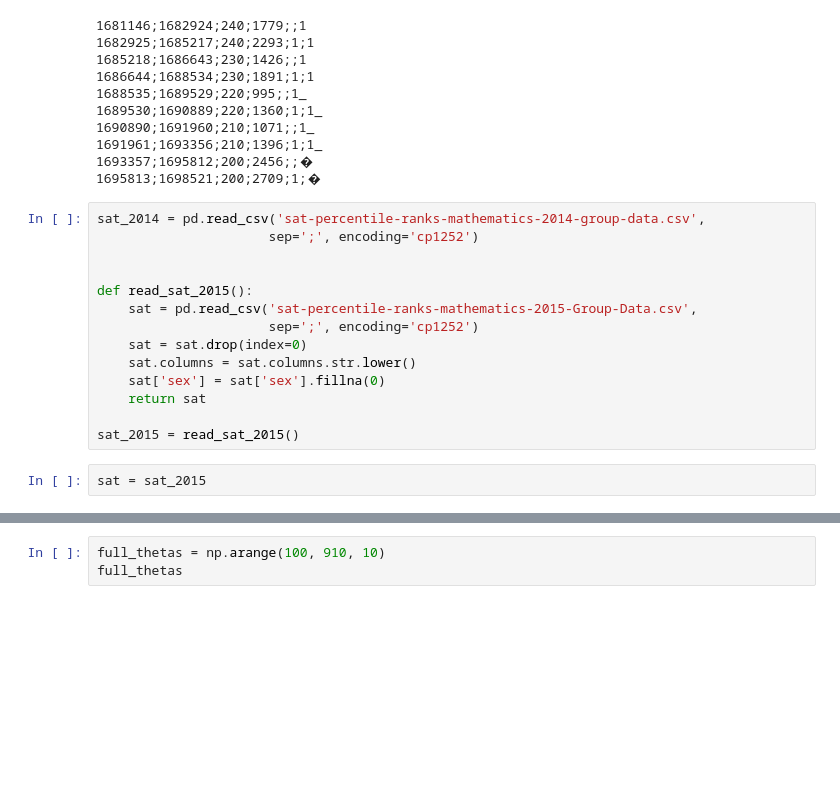
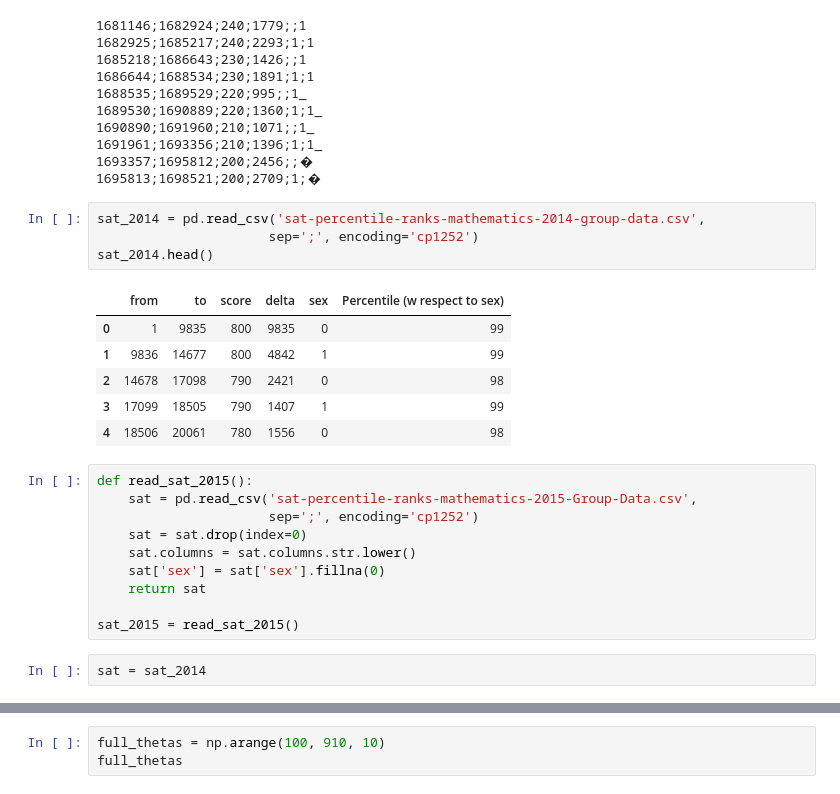
Before and after one commit to AllenDowney/SelectionSAT, a Jupyter notebook: selection_bias.ipynb, the cells around one changed output, grey strips where cells are left out. Cells and saved outputs as stored; diff of their text form; blank space fills up the shorter version.

```diff
--- a/selection_bias.ipynb
+++ b/selection_bias.ipynb
@@ -41,11 +73,18 @@ Ultimately from https://web.archive.org/web/20170302091900/https://research.coll
 1691961;1693356;210;1396;1;1_
 1693357;1695812;200;2456;;�
 1695813;1698521;200;2709;1;�
+# %%
+sat_2014 = pd.read_csv('sat-percentile-ranks-mathematics-2014-group-data.csv',
+                      sep=';', encoding='cp1252')
+sat_2014.head()
+# %% [output]
+|  | from | to | score | delta | sex | Percentile (w respect to sex) |
+| 0 | 1 | 9835 | 800 | 9835 | 0 | 99 |
+| 1 | 9836 | 14677 | 800 | 4842 | 1 | 99 |
+| 2 | 14678 | 17098 | 790 | 2421 | 0 | 98 |
+| 3 | 17099 | 18505 | 790 | 1407 | 1 | 99 |
+| 4 | 18506 | 20061 | 780 | 1556 | 0 | 98 |
 # %%
-sat_2014 = pd.read_csv('sat-percentile-ranks-mathematics-2014-group-data.csv',
-                      sep=';', encoding='cp1252')
-
-
 def read_sat_2015():
     sat = pd.read_csv('sat-percentile-ranks-mathematics-2015-Group-Data.csv',
                       sep=';', encoding='cp1252')
@@ -56,7 +95,7 @@ def read_sat_2015():
 
 sat_2015 = read_sat_2015()
 # %%
-sat = sat_2015
+sat = sat_2014
 # %%
 sat.head()
 # %% [output]
```
Also changed, not shown: parts of 10 cells of this notebook, 1 other file.
